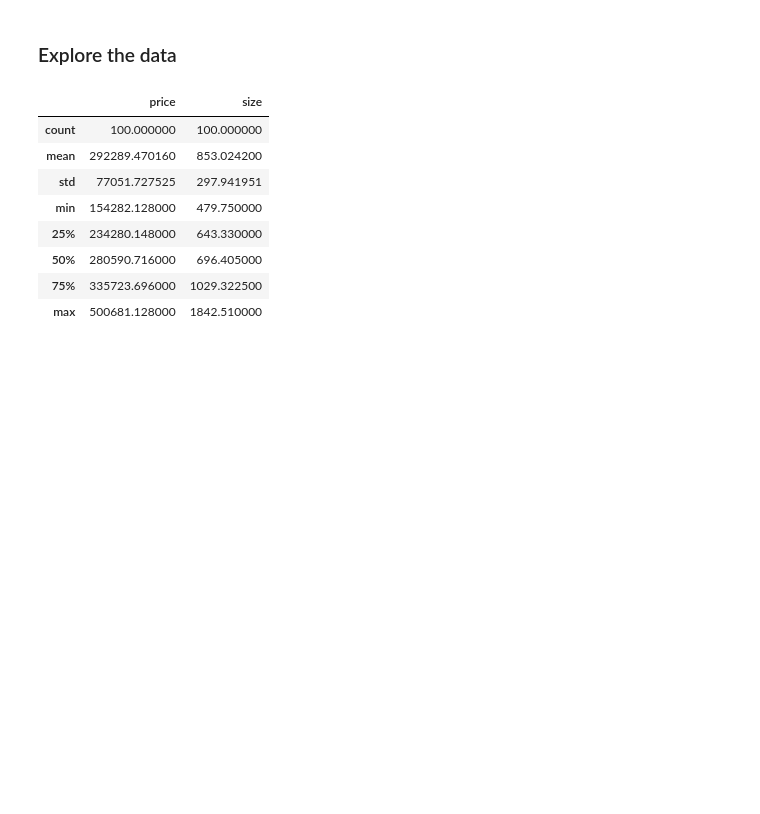
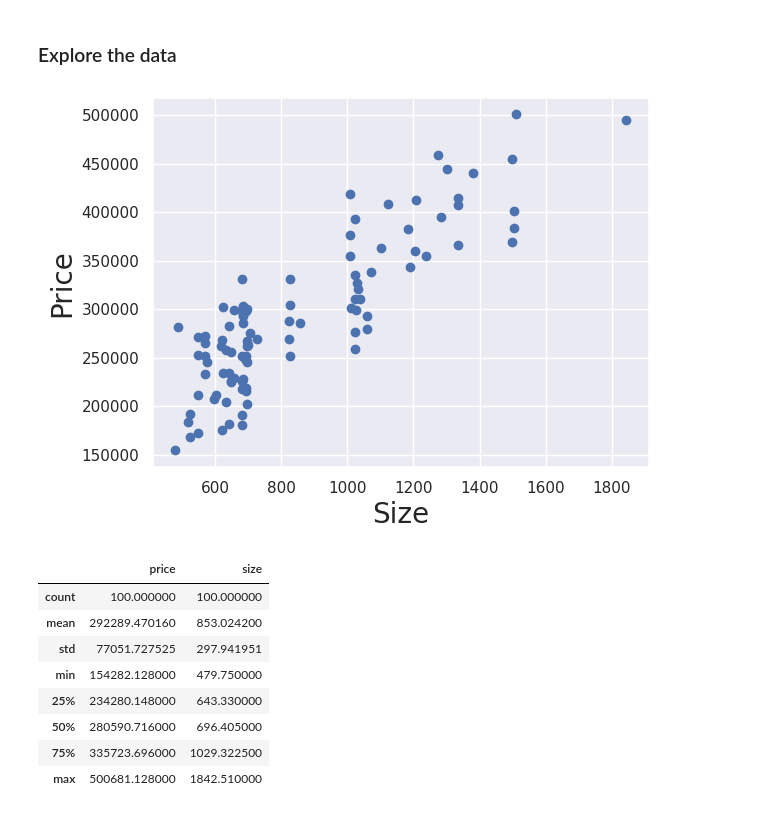
Before and after one commit to ThoughtfulMind/Practice, a Jupyter notebook: Simple+Linear+Regression+with+sklearn+_+Exercise.ipynb, the cells around one changed output. Cells and saved outputs as stored; diff of their text form; code cells hidden in the pictures; blank space fills up the shorter version.

```diff
--- a/Simple+Linear+Regression+with+sklearn+_+Exercise.ipynb
+++ b/Simple+Linear+Regression+with+sklearn+_+Exercise.ipynb
@@ -56,6 +56,13 @@ x = data['size']
 y = data['price']
 # %% [markdown]
 ### Explore the data
+# %%
+plt.scatter(x,y)
+plt.xlabel('Size',fontsize=20)
+plt.ylabel('Price',fontsize=20)
+plt.show()
+# %% [output]
+[figure, added]
 # %%
 data.describe()
 # %% [output]
```
Also changed, not shown: parts of 1 cell of this notebook.
